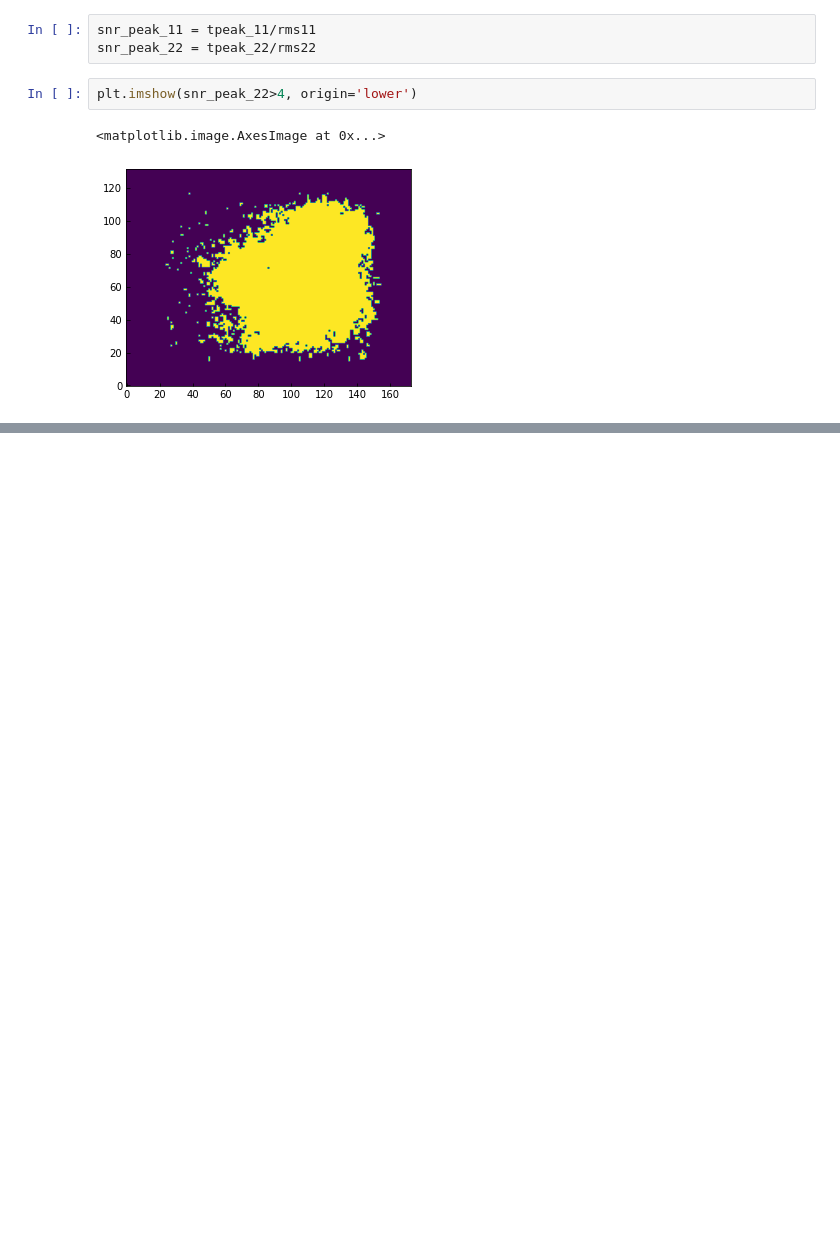
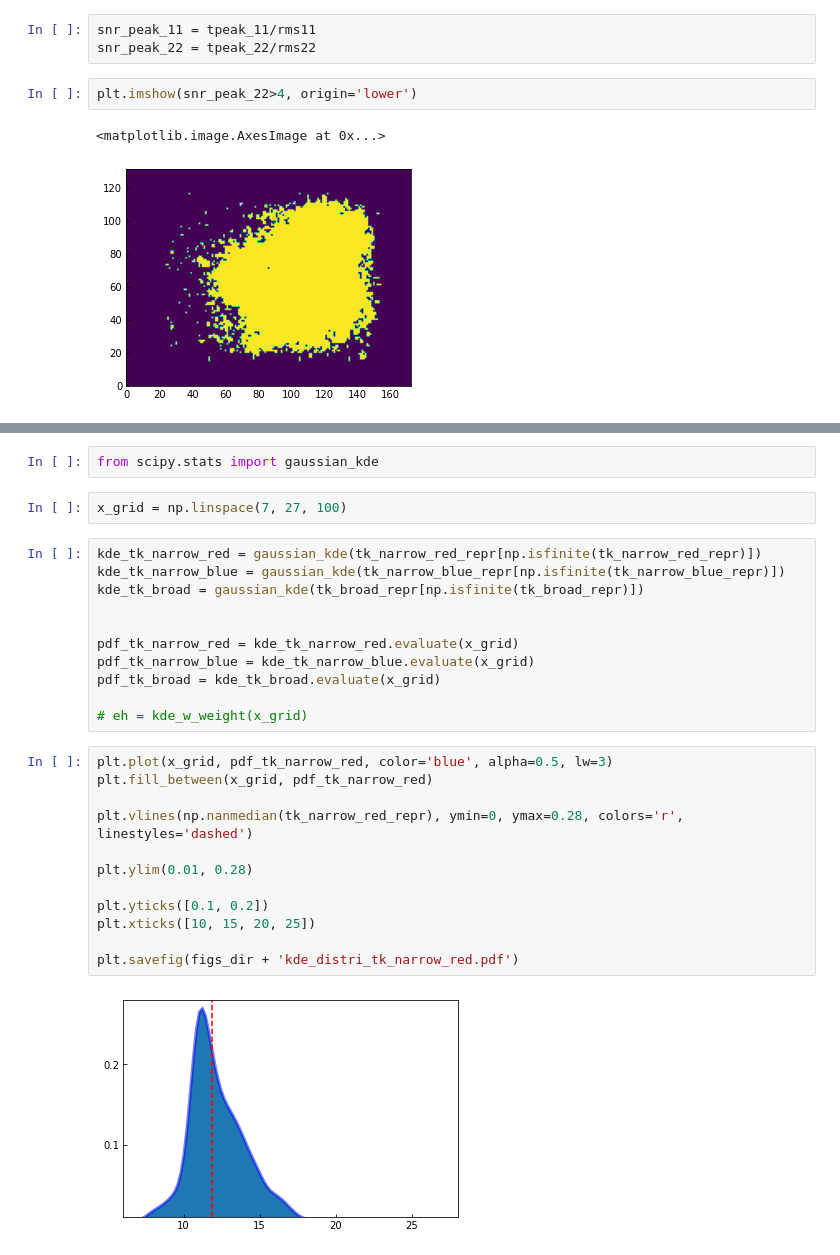
Before and after one commit to SpandanCh/H-MM1_extended_subsonic, a Jupyter notebook: make_figures.ipynb, the cells around one changed output, grey strips where cells are left out. Saved outputs shown, nothing was run; the diff lists cells and outputs as text; blank space fills up the shorter version.

```diff
--- a/make_figures.ipynb
+++ b/make_figures.ipynb
@@ -860,0 +910,29 @@ plt.imshow(snr_peak_22>4, origin='lower')
+# %%
+from scipy.stats import gaussian_kde
+# %%
+x_grid = np.linspace(7, 27, 100)
+# %%
+kde_tk_narrow_red = gaussian_kde(tk_narrow_red_repr[np.isfinite(tk_narrow_red_repr)])
+kde_tk_narrow_blue = gaussian_kde(tk_narrow_blue_repr[np.isfinite(tk_narrow_blue_repr)])
+kde_tk_broad = gaussian_kde(tk_broad_repr[np.isfinite(tk_broad_repr)])
+
+
+pdf_tk_narrow_red = kde_tk_narrow_red.evaluate(x_grid)
+pdf_tk_narrow_blue = kde_tk_narrow_blue.evaluate(x_grid)
+pdf_tk_broad = kde_tk_broad.evaluate(x_grid)
+
+# eh = kde_w_weight(x_grid)
+# %%
+plt.plot(x_grid, pdf_tk_narrow_red, color='blue', alpha=0.5, lw=3)
+plt.fill_between(x_grid, pdf_tk_narrow_red)
+
+plt.vlines(np.nanmedian(tk_narrow_red_repr), ymin=0, ymax=0.28, colors='r', linestyles='dashed')
+
+plt.ylim(0.01, 0.28)
+
+plt.yticks([0.1, 0.2])
+plt.xticks([10, 15, 20, 25])
+
+plt.savefig(figs_dir + 'kde_distri_tk_narrow_red.pdf')
+# %% [output]
+[figure, added]
```
Also changed, not shown: parts of 9 cells of this notebook, 3 other files.
